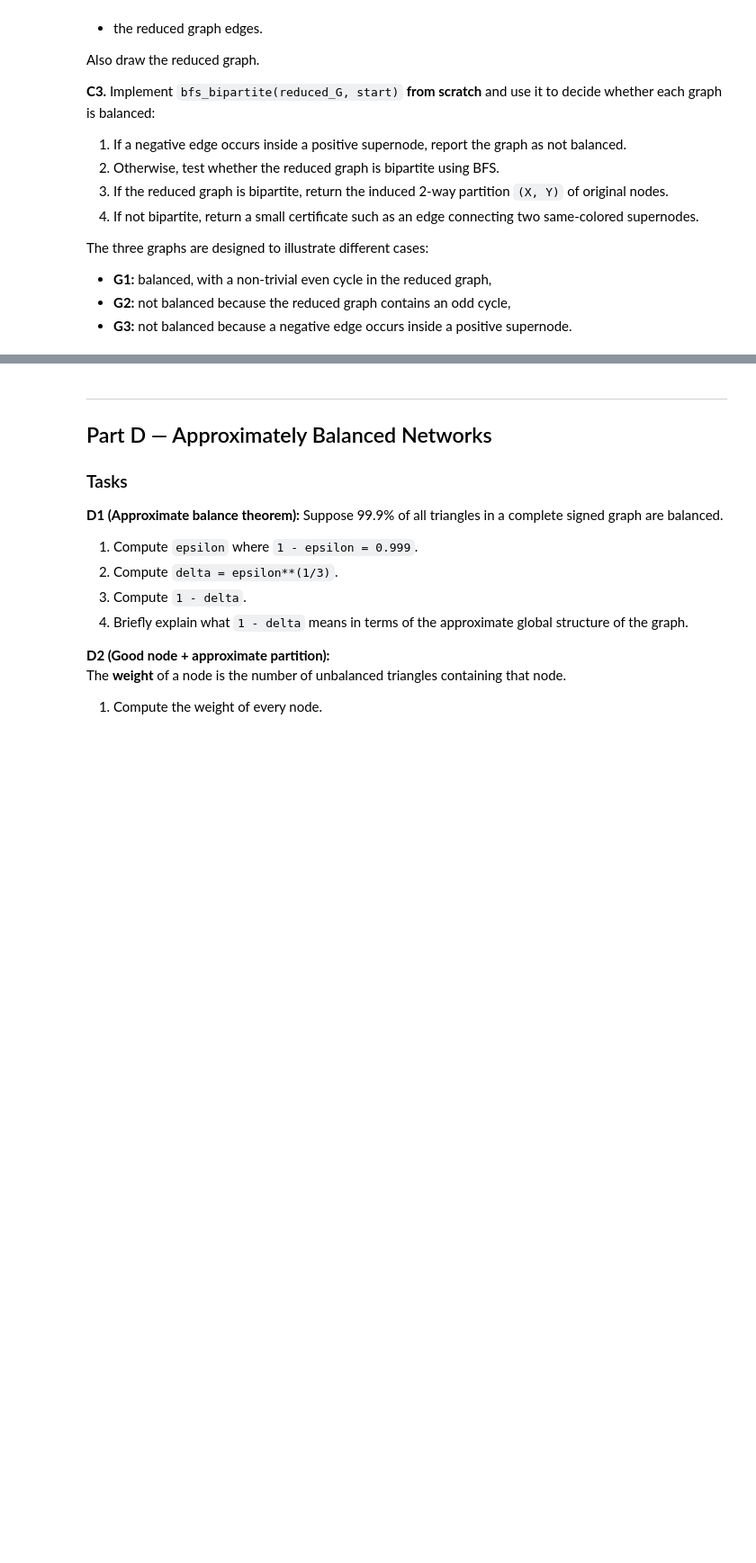
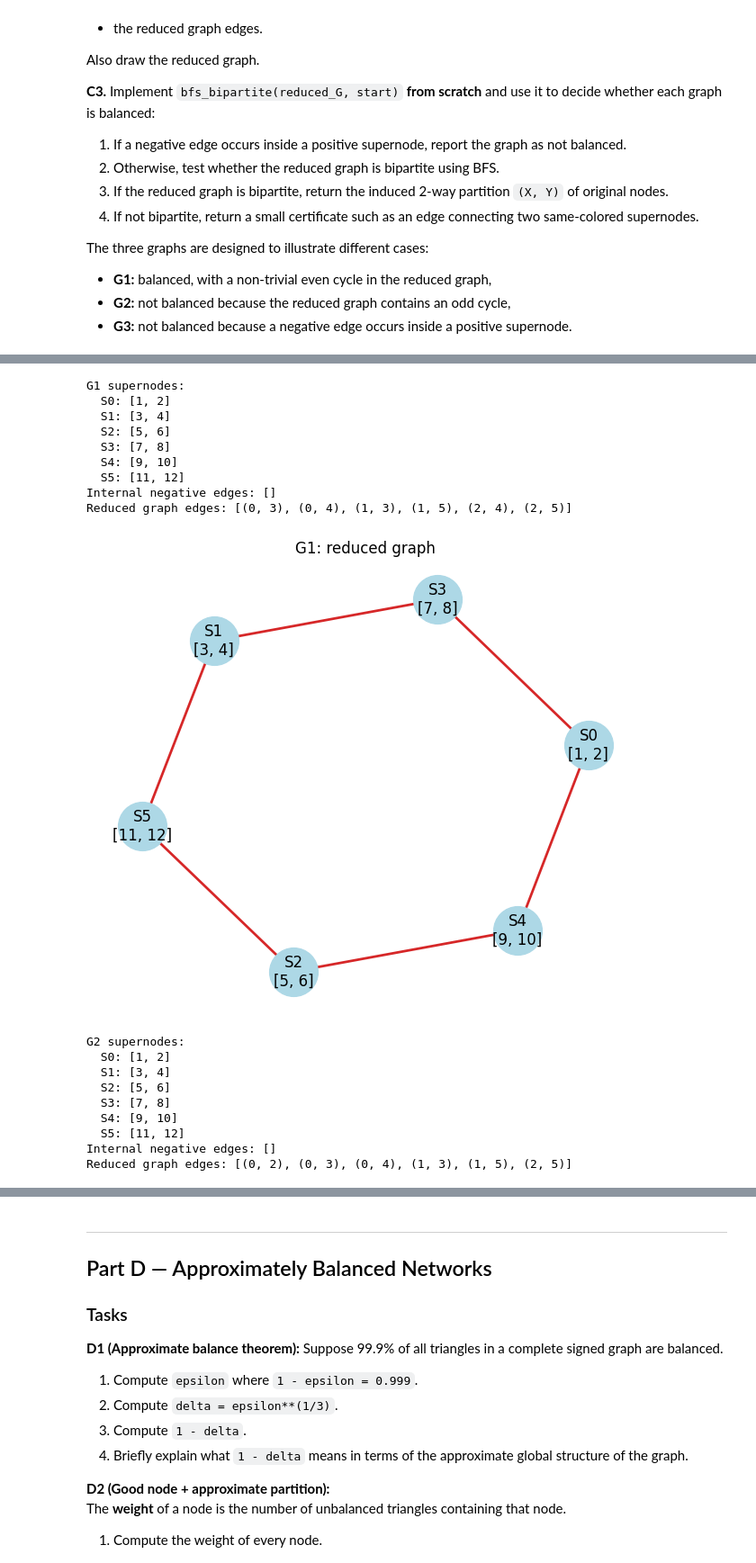
Before and after one commit to Ben2104/CECS427-assignment3, a Jupyter notebook: Assignment3_427_Group_#-3.ipynb, the cells around one changed output, grey strips where cells are left out. Shown at 90% size. Cells and saved outputs as stored; diff of their text form; code cells hidden in the pictures; blank space fills up the shorter version.

```diff
--- a/Assignment3_427_Group_#-3.ipynb
+++ b/Assignment3_427_Group_#-3.ipynb
@@ -491,20 +512,70 @@ edges3 = [
 # %%
 # C2 — Supernode reduction + reduced graph
 
 def supernode_reduction(G):
-    """Return:
-      supernodes: list[set]   (positive-edge connected components)
-      node_to_super: dict[node] -> int
-      reduced_graph: nx.Graph (supernodes connected by negative edges)
-      internal_negative_edges: list of negative edges inside a positive component
-    """
-    # TODO
+    """Collapse positive components and retain negative edges between them."""
+    positive_graph = nx.Graph()
+    positive_graph.add_nodes_from(G.nodes())
+    positive_graph.add_edges_from(
+        (u, v) for u, v, data in G.edges(data=True) if data["sign"] == 1
+    )
+    supernodes = [set(component)
+                  for component in nx.connected_components(positive_graph)]
+    node_to_super = {
+        node: index
+        for index, component in enumerate(supernodes)
+        for node in component
+    }
+
+    reduced_G = nx.Graph()
+    reduced_G.add_nodes_from(range(len(supernodes)))
+    internal_negative_edges = []
+    for u, v, data in G.edges(data=True):
+        if data["sign"] == -1:
+            su, sv = node_to_super[u], node_to_super[v]
+            if su == sv:
+                internal_negative_edges.append((u, v))
+            else:
+                reduced_G.add_edge(su, sv, original_edge=(u, v))
+
     return supernodes, node_to_super, reduced_G, internal_negative_edges
 
 
-# TODO: run reduction for G1, G2, and G3 and print:
-# - supernodes
-# - internal negative edges
-# - reduced graph edges
-#
-# Also draw each reduced graph.
+for name, graph in (("G1", G1), ("G2", G2), ("G3", G3)):
+    supernodes, node_to_super, reduced_G, internal_negative_edges = (
+        supernode_reduction(graph)
+    )
+    print(f"\n{name} supernodes:")
+    for index, component in enumerate(supernodes):
+        print(f"  S{index}: {sorted(component)}")
+    print("Internal negative edges:", internal_negative_edges)
+    print("Reduced graph edges:", sorted(reduced_G.edges()))
+
+    labels = {index: f"S{index}\n{sorted(component)}"
+              for index, component in enumerate(supernodes)}
+    plt.figure(figsize=(6, 5))
+    nx.draw(reduced_G, nx.spring_layout(reduced_G, seed=42),
+            labels=labels, with_labels=True, node_color="lightblue",
+            node_size=1500, edge_color="tab:red", width=2)
+    plt.title(f"{name}: reduced graph")
+    plt.show()
+# %% [output]
+G1 supernodes:
+  S0: [1, 2]
+  S1: [3, 4]
+  S2: [5, 6]
+  S3: [7, 8]
+  S4: [9, 10]
+  S5: [11, 12]
+Internal negative edges: []
+Reduced graph edges: [(0, 3), (0, 4), (1, 3), (1, 5), (2, 4), (2, 5)]
+[figure, added]
+G2 supernodes:
+  S0: [1, 2]
+  S1: [3, 4]
+  S2: [5, 6]
+  S3: [7, 8]
+  S4: [9, 10]
+  S5: [11, 12]
+Internal negative edges: []
+Reduced graph edges: [(0, 2), (0, 3), (0, 4), (1, 3), (1, 5), (2, 5)]
```
Also changed, not shown: parts of 11 cells of this notebook.
